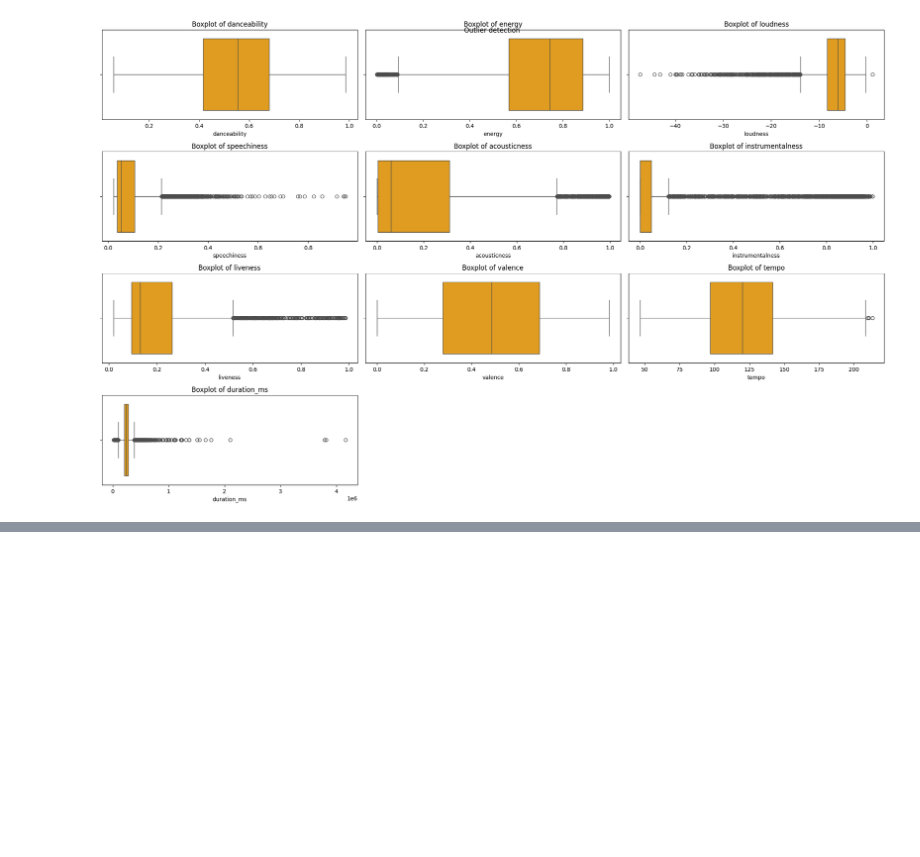
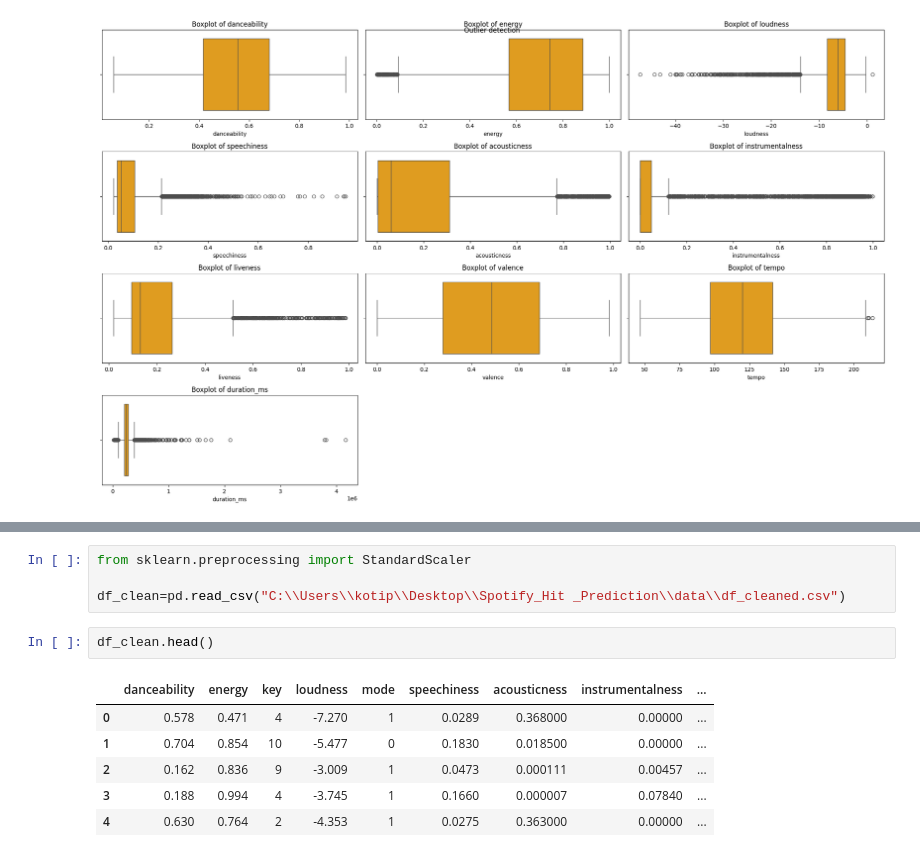
Before and after one commit to Ramadas7/Spotify-Hit-Predictor, a Jupyter notebook: notebook/spotify_hit_prediction.ipynb, the cells around one changed output, grey strips where cells are left out. Drawn from its saved outputs; the diff is of its cells as text; blank space fills up the shorter version.

```diff
--- a/notebook/spotify_hit_prediction.ipynb
+++ b/notebook/spotify_hit_prediction.ipynb
@@ -287,0 +299,13 @@ plt.show()
+# %%
+from sklearn.preprocessing import StandardScaler
+
+df_clean=pd.read_csv("C:\\Users\\kotip\\Desktop\\Spotify_Hit _Prediction\\data\\df_cleaned.csv")
+# %%
+df_clean.head()
+# %% [output]
+|  | danceability | energy | key | loudness | mode | speechiness | acousticness | instrumentalness | ... |
+| 0 | 0.578 | 0.471 | 4 | -7.270 | 1 | 0.0289 | 0.368000 | 0.00000 | ... |
+| 1 | 0.704 | 0.854 | 10 | -5.477 | 0 | 0.1830 | 0.018500 | 0.00000 | ... |
+| 2 | 0.162 | 0.836 | 9 | -3.009 | 1 | 0.0473 | 0.000111 | 0.00457 | ... |
+| 3 | 0.188 | 0.994 | 4 | -3.745 | 1 | 0.1660 | 0.000007 | 0.07840 | ... |
+| 4 | 0.630 | 0.764 | 2 | -4.353 | 1 | 0.0275 | 0.363000 | 0.00000 | ... |
```
Also changed, not shown: parts of 18 cells of this notebook, 1 other file.
